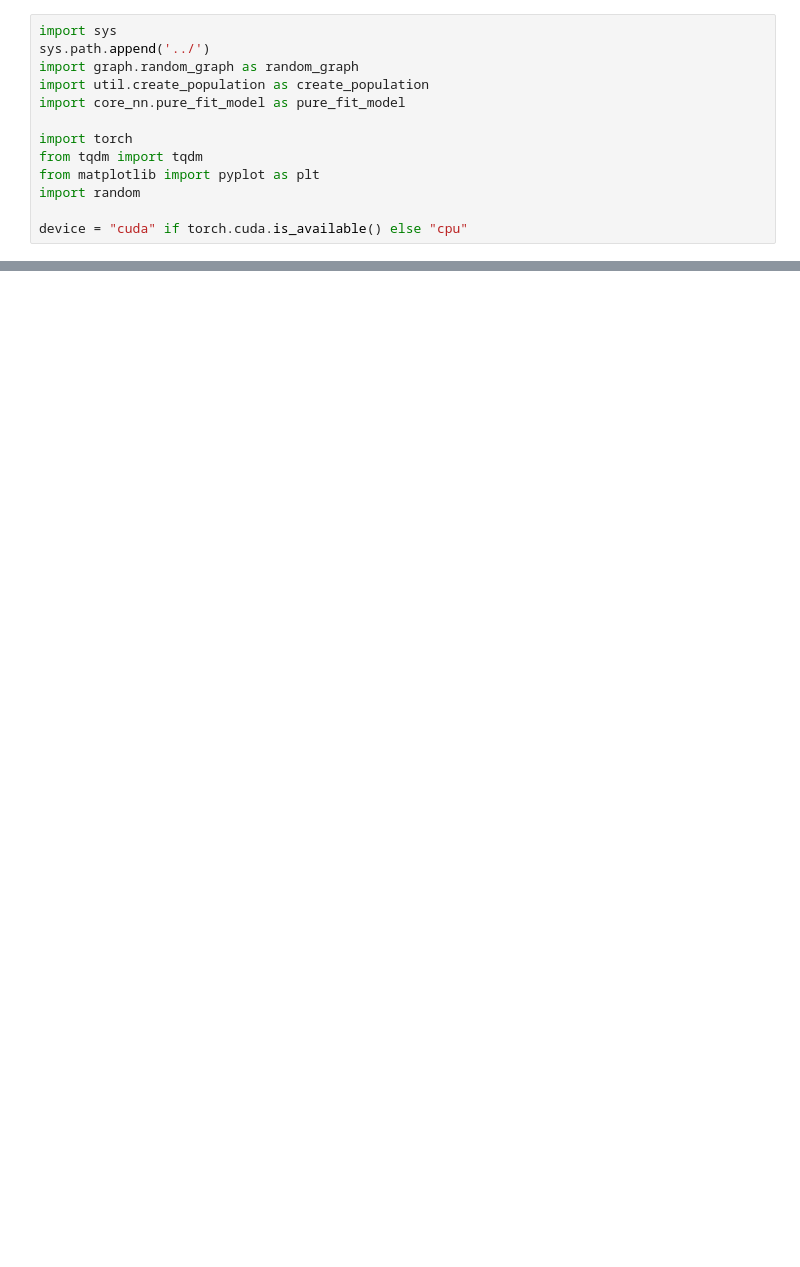
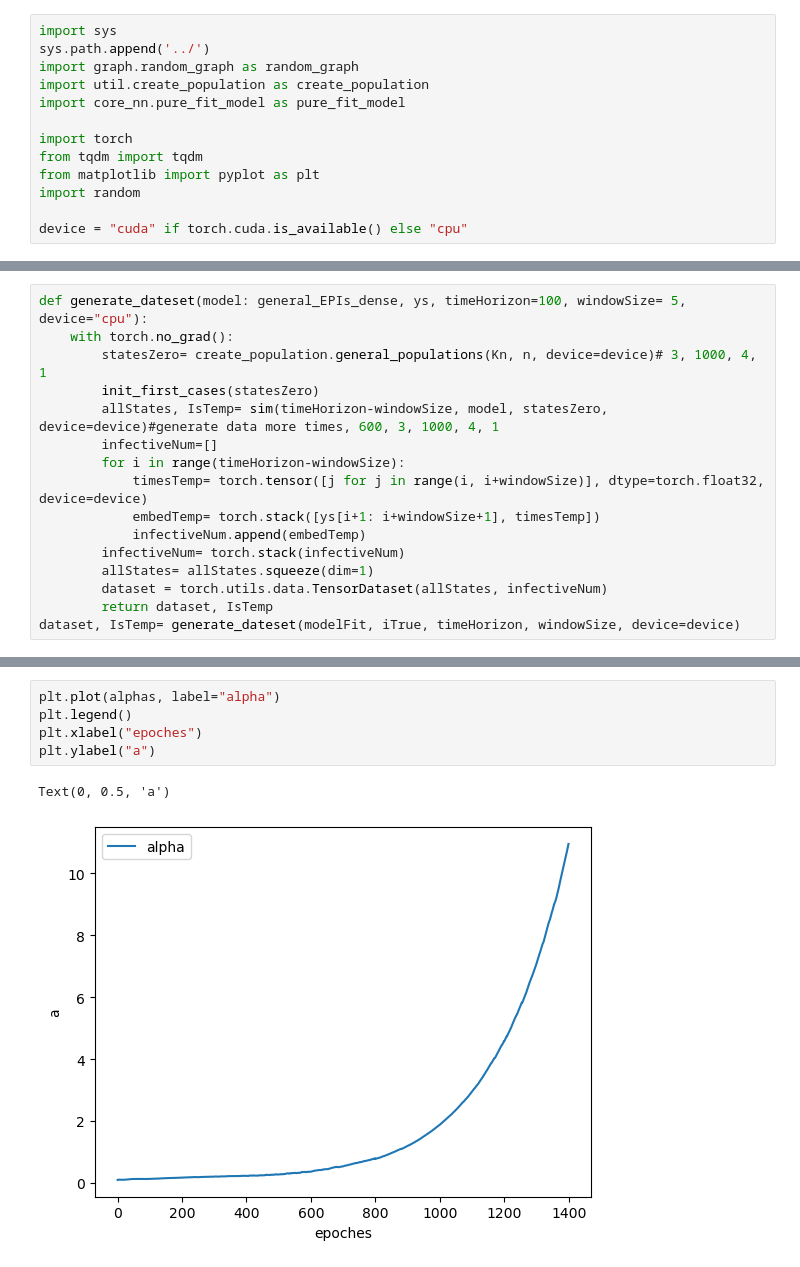
Before and after one commit to bizhili/Epi_fit, a Jupyter notebook: 10_1_epis_fit/script/create_model.ipynb, the cells around one changed output, grey strips where cells are left out. Cells and saved outputs as stored; diff of their text form; blank space fills up the shorter version.

Commit message:
add addptive alpha

```diff
--- a/10_1_epis_fit/script/create_model.ipynb
+++ b/10_1_epis_fit/script/create_model.ipynb
@@ -151,0 +198,16 @@ plt.legend()
+# %%
+def generate_dateset(model: general_EPIs_dense, ys, timeHorizon=100, windowSize= 5, device="cpu"):
+    with torch.no_grad():
+        statesZero= create_population.general_populations(Kn, n, device=device)# 3, 1000, 4, 1
+        init_first_cases(statesZero)
+        allStates, IsTemp= sim(timeHorizon-windowSize, model, statesZero, device=device)#generate data more times, 600, 3, 1000, 4, 1
+        infectiveNum=[]
+        for i in range(timeHorizon-windowSize):
+            timesTemp= torch.tensor([j for j in range(i, i+windowSize)], dtype=torch.float32, device=device)
+            embedTemp= torch.stack([ys[i+1: i+windowSize+1], timesTemp])
+            infectiveNum.append(embedTemp)
+        infectiveNum= torch.stack(infectiveNum)
+        allStates= allStates.squeeze(dim=1)
+        dataset = torch.utils.data.TensorDataset(allStates, infectiveNum)
+        return dataset, IsTemp
+dataset, IsTemp= generate_dateset(modelFit, iTrue, timeHorizon, windowSize, device=device)
@@ -151,0 +273,8 @@ plt.legend()
+# %%
+plt.plot(alphas, label="alpha")
+plt.legend()
+plt.xlabel("epoches")
+plt.ylabel("a")
+# %% [output]
+Text(0, 0.5, 'a')
+[figure, added]
```
Also changed, not shown: parts of 10 cells of this notebook, 2 other files.
